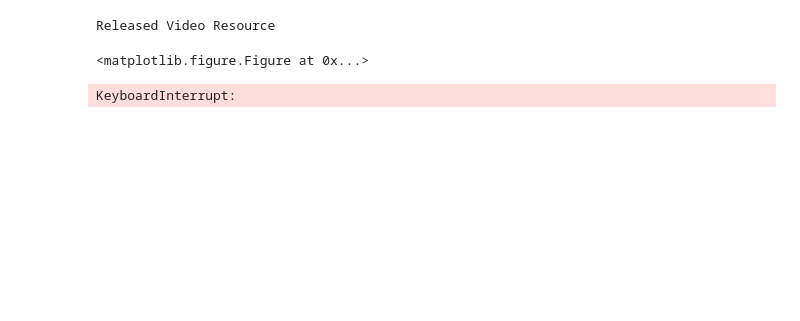
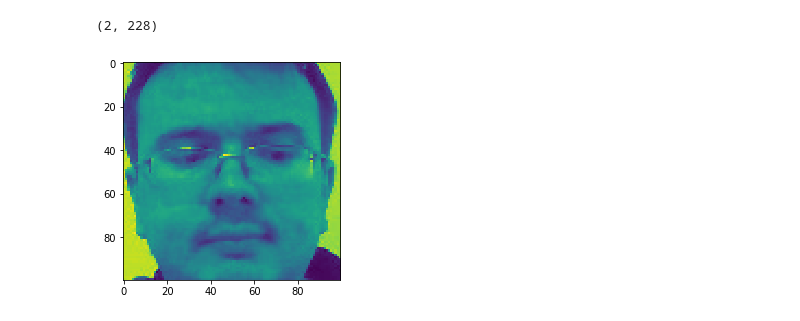
Before and after one commit to jskonst/hakvelon2017, a Jupyter notebook: Reader.ipynb, the cells around one changed output. Saved outputs shown, nothing was run; the diff lists cells and outputs as text; code cells hidden in the pictures; blank space fills up the shorter version.

```diff
--- a/Reader.ipynb
+++ b/Reader.ipynb
@@ -27,7 +34,7 @@ faceHeight = 100
 face_cascade = cv2.CascadeClassifier('haarcascade_frontalface_default.xml')
 # %%
 # read id from reader
-for i in range(0,10):
+for i in range(0,100):
     # reading input from card reader
     cardId = input()
     # need to test
@@ -107,24 +111,62 @@ except KeyboardInterrupt:
     cap.release()
     # Message to be displayed after releasing the device
     print("Released Video Resource")
-# %% [output]
-Released Video Resource
-<matplotlib.figure.Figure at 0x...>
 # %%
-rascalPath = os.path.join(trainingSet, rascals)
-for folder in os.listdir(rascalPath):
-    personPath = os.path.join(rascalPath, folder)
-    for personImage in os.listdir(personPath):
-        img = os.path.join(personPath, personImage)
-        frame = cv2.imread(img)
-        gray = cv2.cvtColor(frame, cv2.COLOR_BGR2GRAY)
-        faces = face_cascade.detectMultiScale(gray, scaleFactor, minNeighbors)
-        for (x,y,w,h) in faces:
-            if ( w >= 100 and h >= 100 ):
-                cv2.rectangle(frame,(x,y),(x+w,y+h),(255,0,0),2)
-                roi_gray = gray[y:y+h, x:x+w]
-        imshow(frame)
-        show()
-        clear_output(wait=True)
+# rascalPath = os.path.join(trainingSet, rascals)
+# for folder in os.listdir(rascalPath):
+#     personPath = os.path.join(rascalPath, folder)
+#     for personImage in os.listdir(personPath):
+#         img = os.path.join(personPath, personImage)
+#         frame = cv2.imread(img)
+#         gray = cv2.cvtColor(frame, cv2.COLOR_BGR2GRAY)
+#         faces = face_cascade.detectMultiScale(gray, scaleFactor, minNeighbors)
+#         for (x,y,w,h) in faces:
+#             if ( w >= 100 and h >= 100 ):
+#                 cv2.rectangle(frame,(x,y),(x+w,y+h),(255,0,0),2)
+#                 roi_gray = gray[y:y+h, x:x+w]
+#         imshow(frame)
+#         show()
+#         clear_output(wait=True)
-# %% [output]
-KeyboardInterrupt:
+# %%
+baseDir = os.path.join(trainingSet,employees)
+files = os.listdir(baseDir)
+
+# files.sort()
+# print(files)
+trainingX = []
+trainingY = []
+# print(trainingY)
+training = []
+
+for folder in os.listdir(baseDir):
+#     print(folder)
+    idx = files.index(folder)
+    personPath = os.path.join(baseDir, folder)
+    for personImage in os.listdir(personPath):
+#         print(personImage)
+        img = os.path.join(personPath, personImage)
+        nm = cv2.imread(img)
+        nm = cv2.cvtColor(nm, cv2.COLOR_BGR2GRAY)
+        nm = (nm - nm.mean())/(nm.std() + 1e-8)
+#         imshow(nm)
+#         show()
+        imgB = np.asarray(nm).reshape(-1)
+#         print(shape(imgB))
+        trainingX.append(imgB)
+        y = np.zeros(len(files))
+        y[idx] = 1
+        trainingY.append(y)
+
+training.append(trainingX)
+training.append(trainingY)
+# %%
+print(shape(training))
+# print(training[0])
+# %% [output]
+(2, 228)
+# %%
+Xdisplay = np.reshape(training[0][0],(faceHeight,faceHeight))
+imshow(Xdisplay)
+show()
+# %% [output]
+[figure, added]
```
Also changed, not shown: parts of 14 cells of this notebook.
